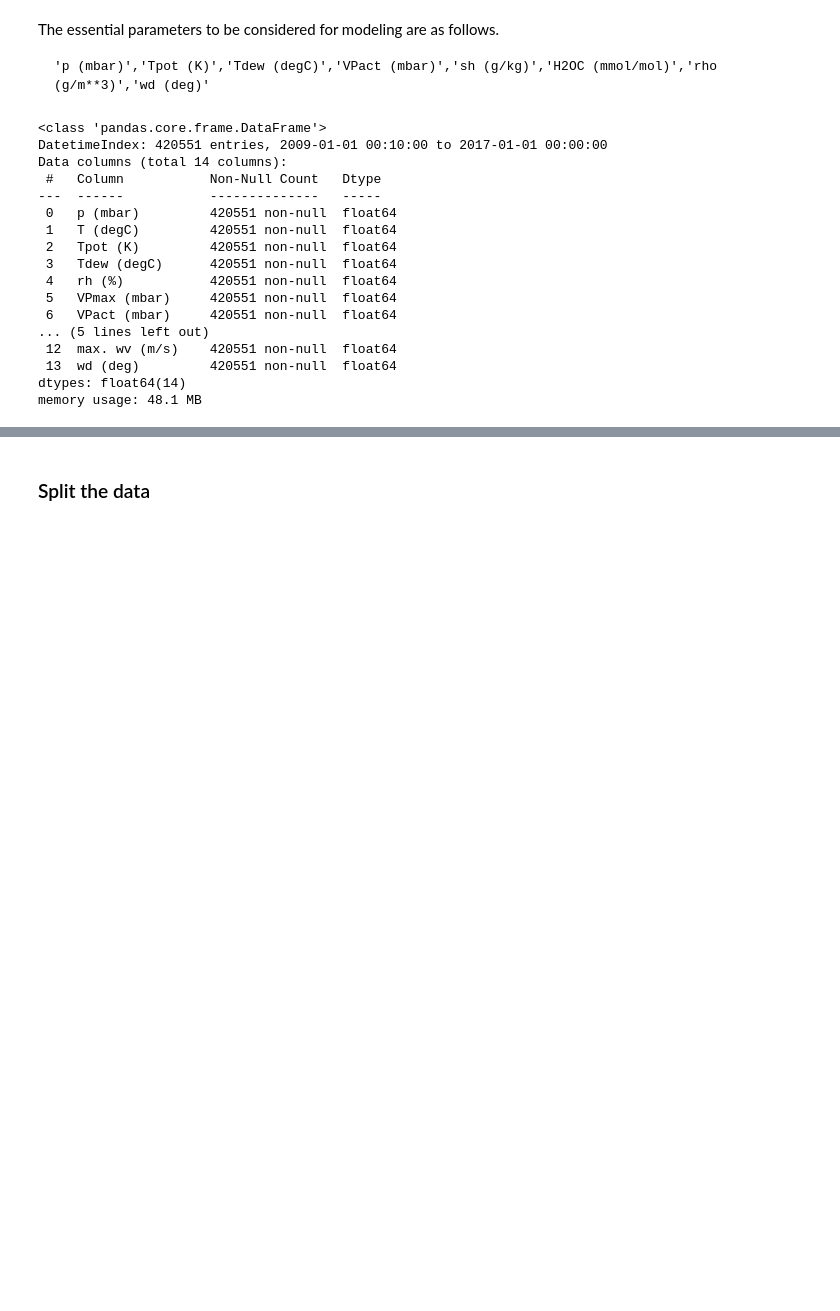
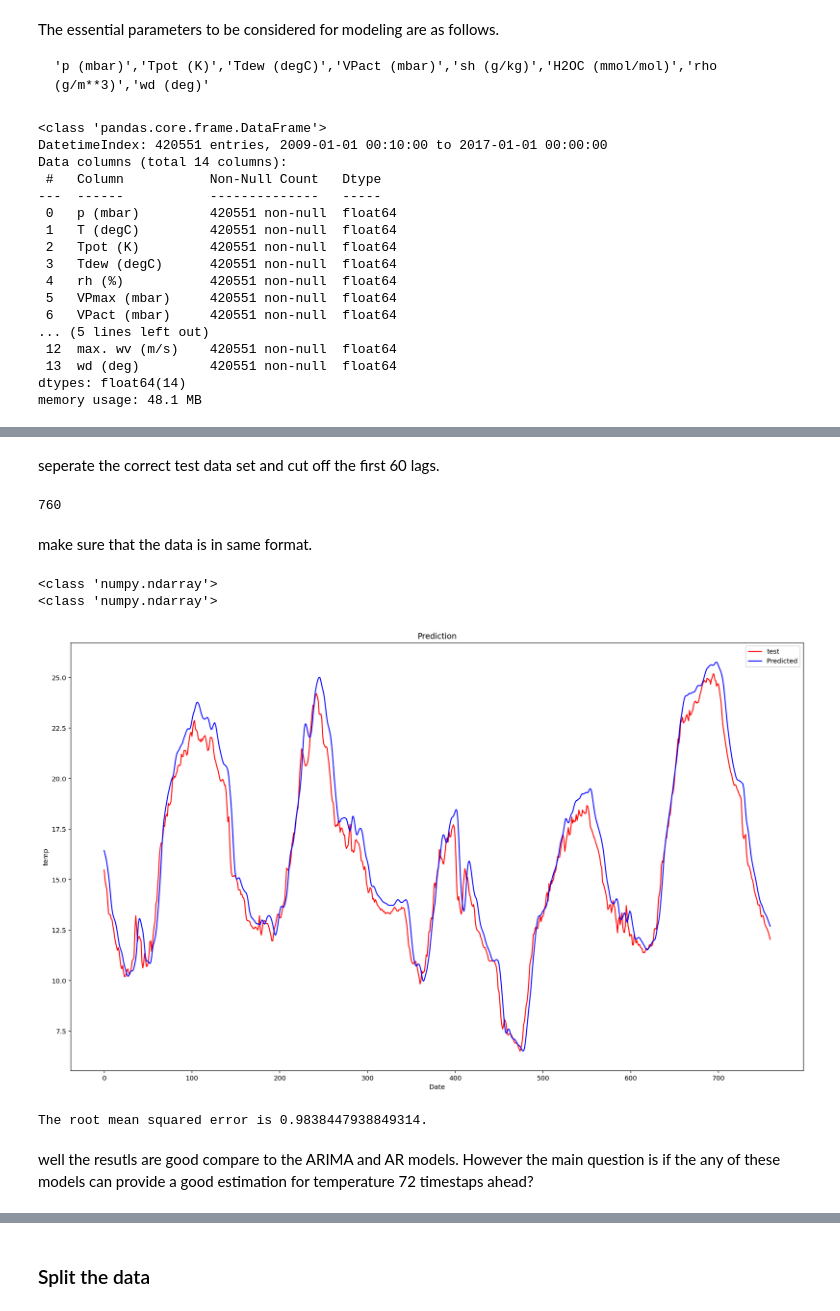
Before and after one commit to Atashnezhad/Time_series_project, a Jupyter notebook: Code/P03_02_LSTM.ipynb, the cells around one changed output, grey strips where cells are left out. Drawn from its saved outputs; the diff is of its cells as text; code cells hidden in the pictures; blank space fills up the shorter version.

Commit message:
lstm 1 step

```diff
--- a/Code/P03_02_LSTM.ipynb
+++ b/Code/P03_02_LSTM.ipynb
@@ -138,0 +307,40 @@ array([[0.1059789 ],
+# %%
+# Scaling the test set
+inputs = sc.fit_transform(test_set_np)
+# %%
+# Preparing X_test and predicting the prices
+X_test = []
+for i in range(lags,(next_timestamps_test_num+lags)):
+    X_test.append(inputs[i-lags:i,0])
+X_test = np.array(X_test)
+X_test = np.reshape(X_test, (X_test.shape[0],X_test.shape[1],1))
+predicted_temp = regressor.predict(X_test)
+predicted_temp = sc.inverse_transform(predicted_temp)
+# %% [markdown]
+seperate the correct test data set and cut off the first 60 lags.
+# %%
+test_set_edited = test_set[61:]
+test_set_edited.size
+# %% [output]
+760
+# %% [markdown]
+make sure that the data is in same format.
+# %%
+print(type(predicted_temp))
+print(type(np.array(test_set_edited)))
+test_set_edited_np = np.array(test_set_edited)
+# %% [output]
+<class 'numpy.ndarray'>
+<class 'numpy.ndarray'>
+# %%
+# Visualizing the results for LSTM
+plt.figure(figsize=(20,12))
+plot_predictions(test_set_edited_np,predicted_temp)
+# %% [output]
+[figure, added]
+# %%
+return_rmse(test_set_edited_np,predicted_temp)
+# %% [output]
+The root mean squared error is 0.9838447938849314.
+# %% [markdown]
+well the resutls are good compare to the ARIMA and AR models. However the main question is if the any of these models can provide a good estimation for temperature 72 timestaps ahead?
```
Also changed, not shown: parts of 38 cells of this notebook.
